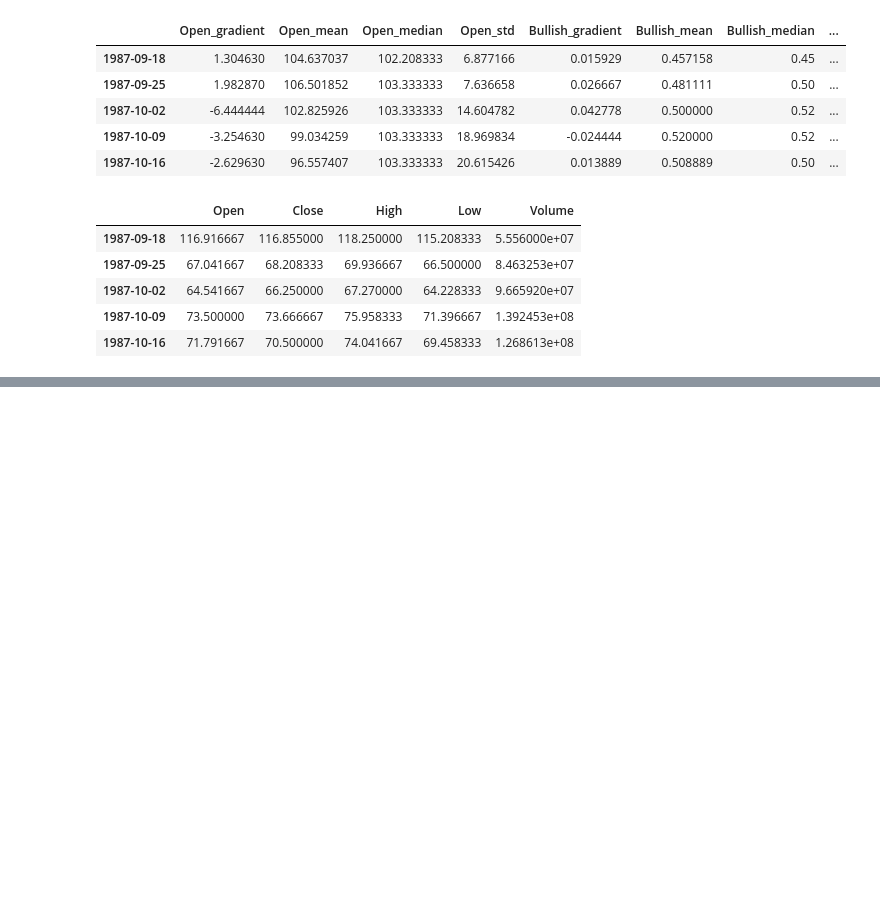
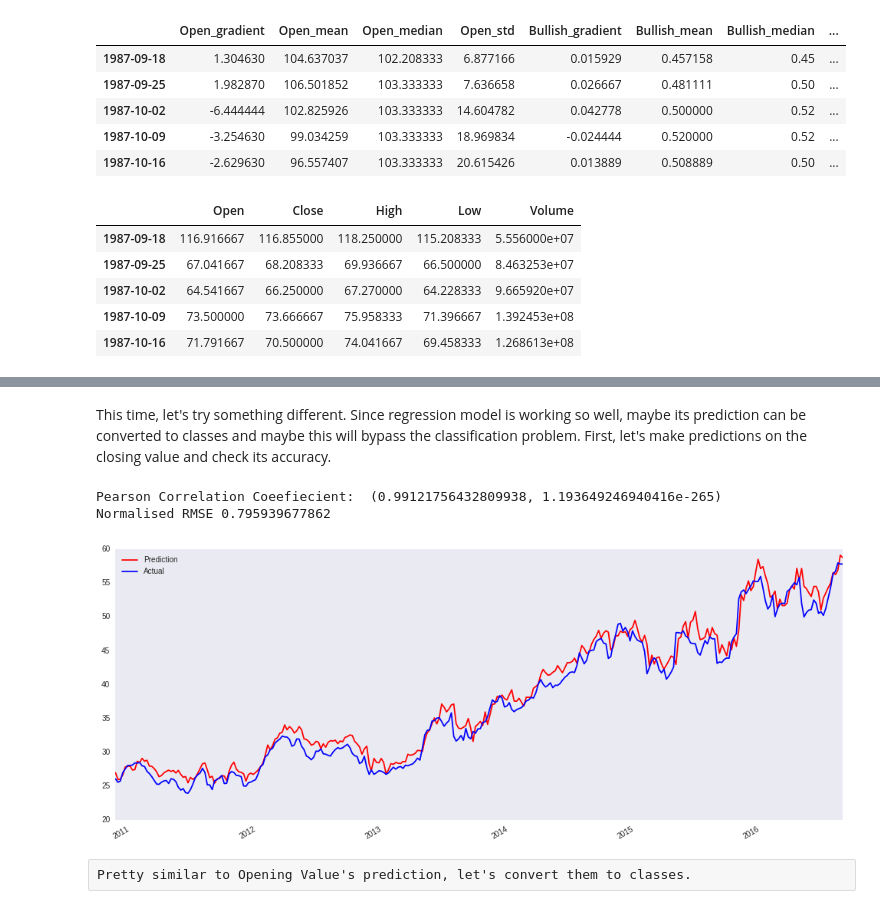
Before and after one commit to chuanfuyap/Stock_Data_Modelling-DataScienceProject-, a Jupyter notebook: Capstone_Project/Final Report.ipynb, the cells around one changed output, grey strips where cells are left out. Cells and saved outputs as stored; diff of their text form; code cells hidden in the pictures; blank space fills up the shorter version.

```diff
--- a/Capstone_Project/Final Report.ipynb
+++ b/Capstone_Project/Final Report.ipynb
@@ -542,0 +621,21 @@ testOutputCls = UpDownCls[(-(int)(len(newfeatures)*0.2)):]
+# %% [markdown]
+This time, let's try something different. Since regression model is working so well, maybe its prediction can be converted to classes and maybe this will bypass the classification problem. First, let's make predictions on the closing value and check its accuracy.
+# %%
+frames = [statsClose, statsBullish, statsNeutral, statsBearish]
+newfeatures3= pd.concat(frames, axis=1)
+newfeatures3.head()
+trainData = newfeatures3[:(int)(len(newfeatures3)*0.8)]
+testData = newfeatures3[(-(int)(len(newfeatures3)*0.2)):]
+trainOutput = expected.Close[:(int)(len(newfeatures3)*0.8)]
+testOutput = expected.Close[(-(int)(len(newfeatures3)*0.2)):]
+# %%
+regressionmodel.fit(trainData, trainOutput)
+CLregressionResult = regressionmodel.predict(testData)
+CLregressionResult = pd.Series(CLregressionResult, testOutput.index)
+evaluateModel(CLregressionResult,testOutput)
+# %% [output]
+Pearson Correlation Coeefiecient:  (0.99121756432809938, 1.193649246940416e-265)
+Normalised RMSE 0.795939677862
+[figure, added]
+# %% [raw]
+Pretty similar to Opening Value's prediction, let's convert them to classes.
```
Also changed, not shown: parts of 30 cells of this notebook.
